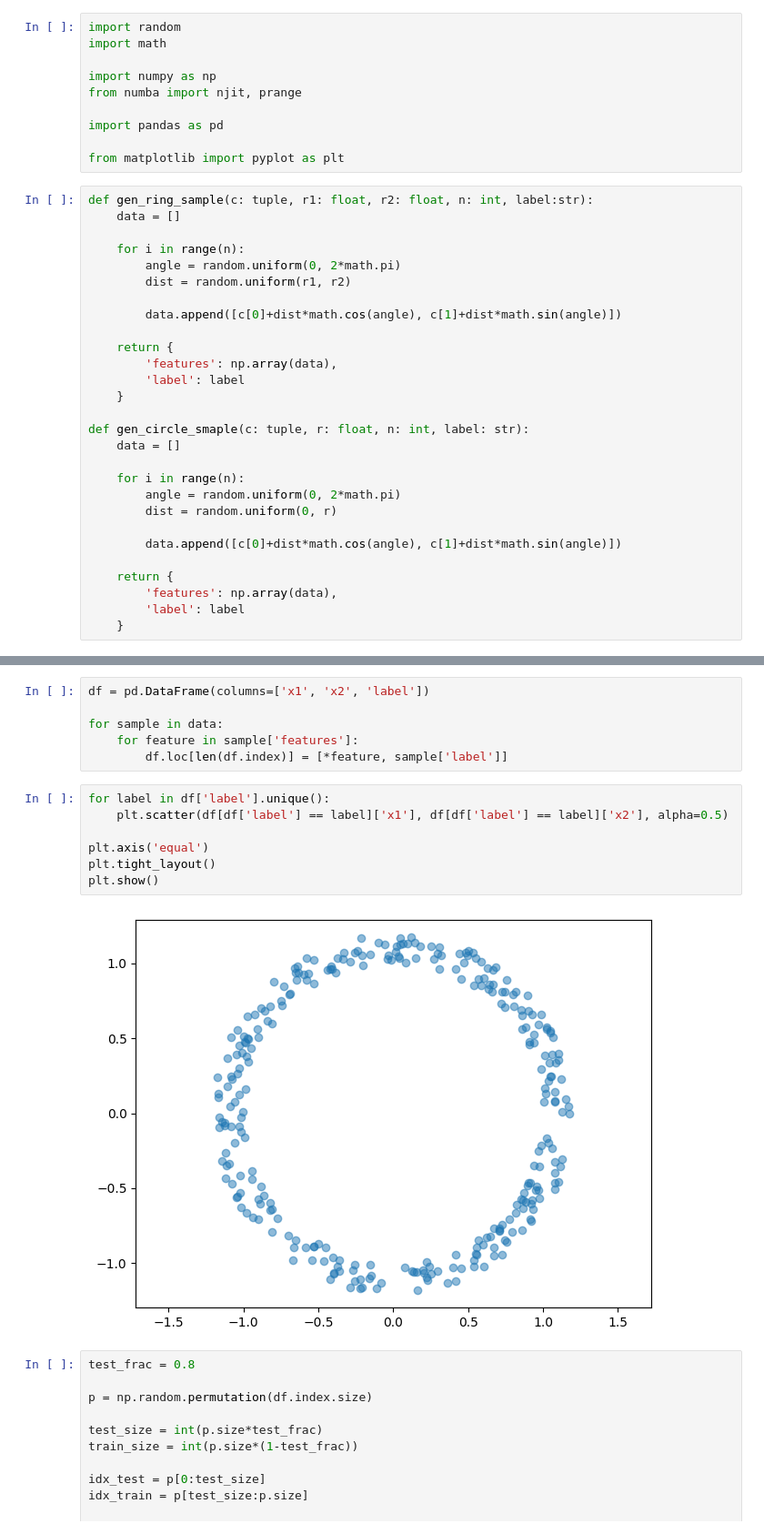
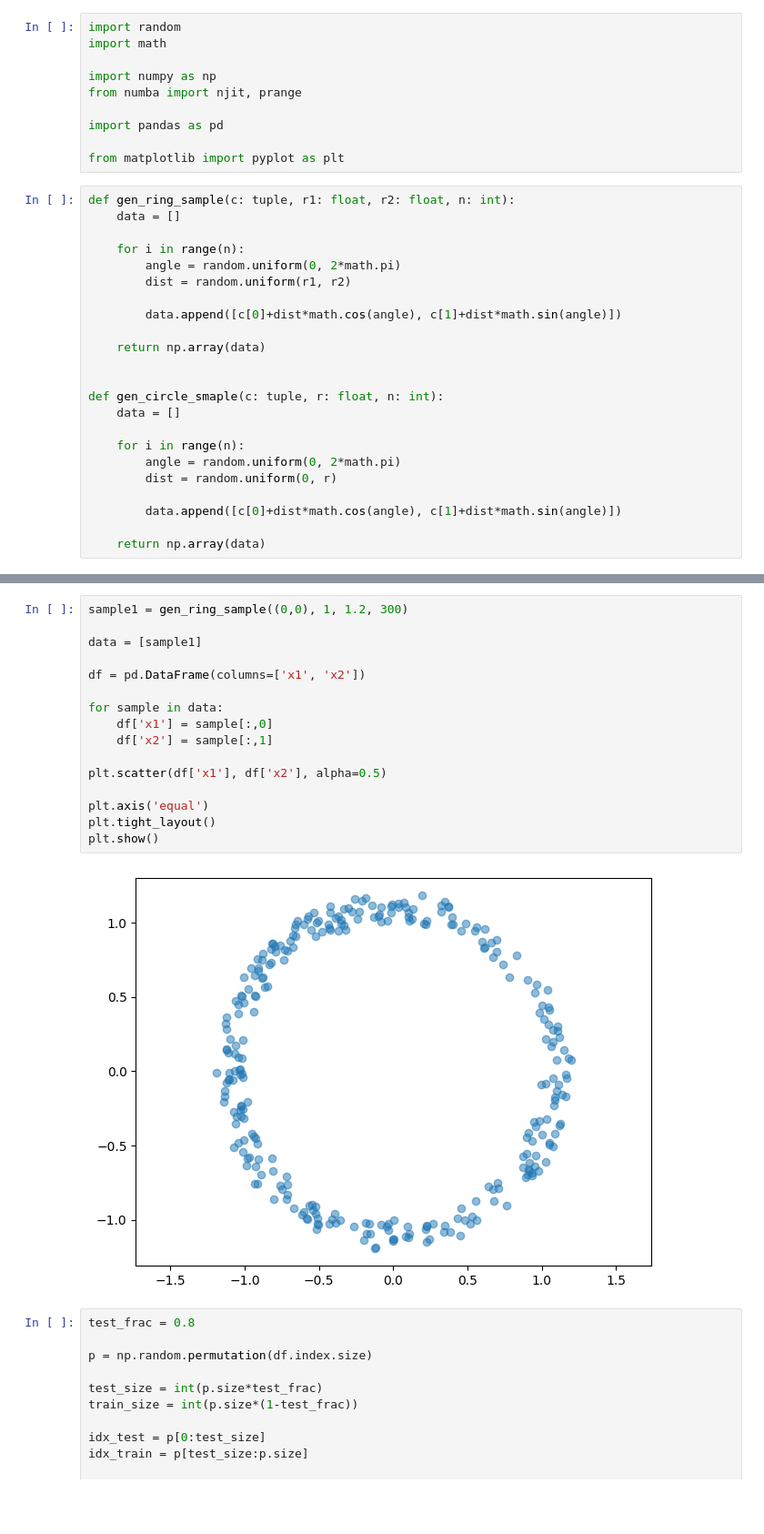
Before and after one commit to rayxxxxxxx/machine-learning, a Jupyter notebook: boltzmannMachine/restricted_boltzmann_machine.ipynb, the cells around one changed output, grey strips where cells are left out. Shown at 91% size. Drawn from its saved outputs; the diff is of its cells as text; blank space fills up the shorter version.

```diff
--- a/boltzmannMachine/restricted_boltzmann_machine.ipynb
+++ b/boltzmannMachine/restricted_boltzmann_machine.ipynb
@@ -9,7 +9,7 @@ import pandas as pd
 
 from matplotlib import pyplot as plt
 # %%
-def gen_ring_sample(c: tuple, r1: float, r2: float, n: int, label:str):
+def gen_ring_sample(c: tuple, r1: float, r2: float, n: int):
     data = []
 
     for i in range(n):
@@ -18,12 +18,10 @@ def gen_ring_sample(c: tuple, r1: float, r2: float, n: int, label:str):
 
         data.append([c[0]+dist*math.cos(angle), c[1]+dist*math.sin(angle)])
 
-    return {
-        'features': np.array(data),
-        'label': label
-    }
+    return np.array(data)
 
-def gen_circle_smaple(c: tuple, r: float, n: int, label: str):
+
+def gen_circle_smaple(c: tuple, r: float, n: int):
     data = []
 
     for i in range(n):
@@ -32,7 +30,4 @@ def gen_circle_smaple(c: tuple, r: float, n: int, label: str):
 
         data.append([c[0]+dist*math.cos(angle), c[1]+dist*math.sin(angle)])
 
-    return {
-        'features': np.array(data),
-        'label': label
-    }
+    return np.array(data)
@@ -116,18 +34,21 @@ data = [sample1]
-# %%
-df = pd.DataFrame(columns=['x1', 'x2', 'label'])
-
-for sample in data:
-    for feature in sample['features']:
-        df.loc[len(df.index)] = [*feature, sample['label']]
 # %%
-for label in df['label'].unique():
-    plt.scatter(df[df['label'] == label]['x1'], df[df['label'] == label]['x2'], alpha=0.5)
+sample1 = gen_ring_sample((0,0), 1, 1.2, 300)
+
+data = [sample1]
+
+df = pd.DataFrame(columns=['x1', 'x2'])
+
+for sample in data:
+    df['x1'] = sample[:,0]
+    df['x2'] = sample[:,1]
+
+plt.scatter(df['x1'], df['x2'], alpha=0.5)
 
 plt.axis('equal')
 plt.tight_layout()
 plt.show()
 # %% [output]
-[figure, old version]
+[figure, new version]
 # %%
 test_frac = 0.8
 
```
Also changed, not shown: parts of 6 cells of this notebook, 7 other files.
